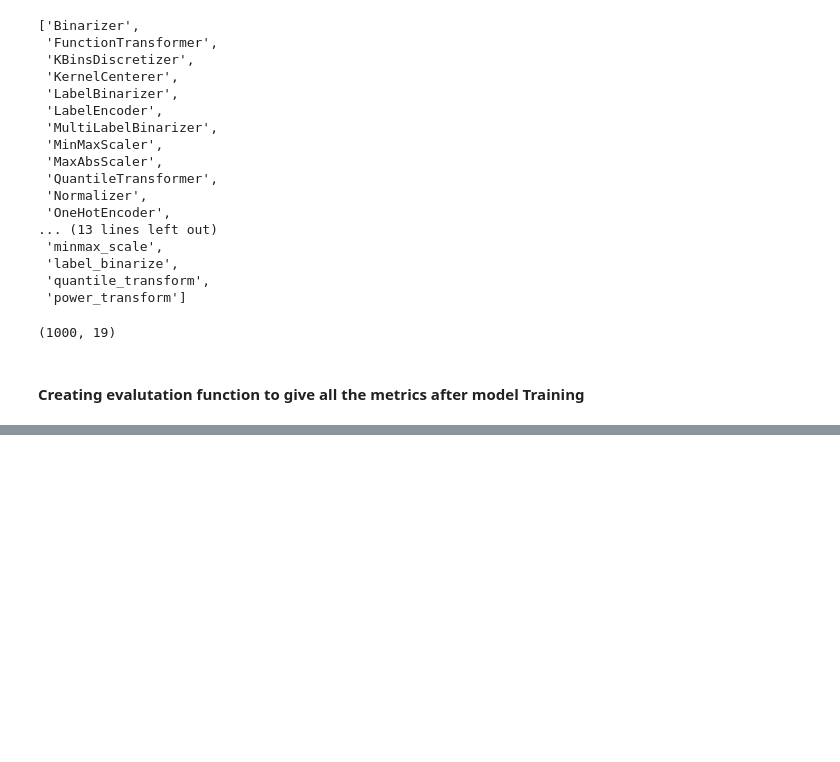
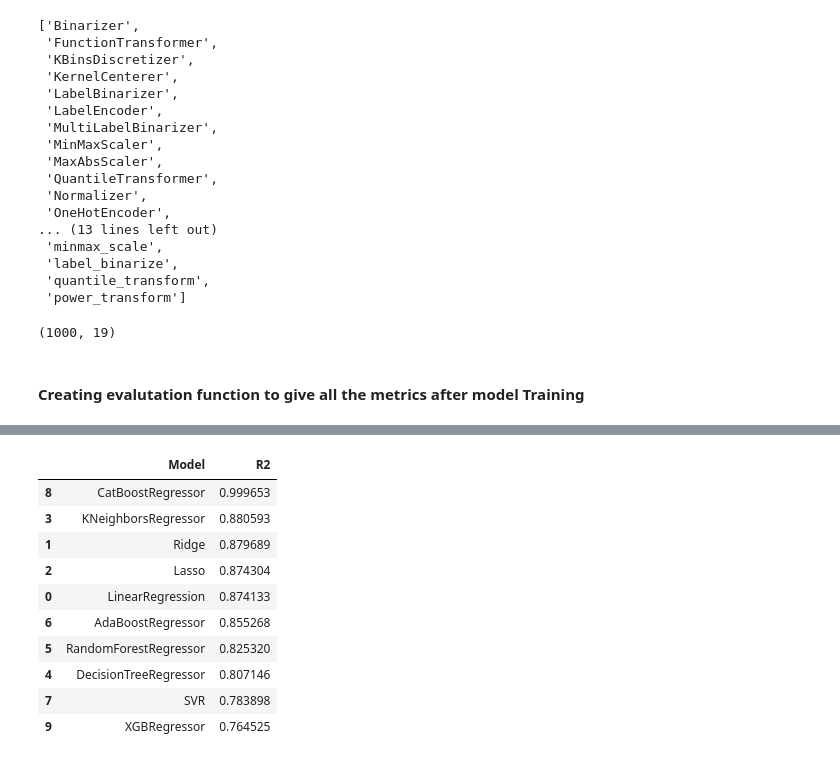
Before and after one commit to yashasmb/mlprojects, a Jupyter notebook: notebook/model_training.ipynb, the cells around one changed output, grey strips where cells are left out. Drawn from its saved outputs; the diff is of its cells as text; code cells hidden in the pictures; blank space fills up the shorter version.

```diff
--- a/notebook/model_training.ipynb
+++ b/notebook/model_training.ipynb
@@ -111,0 +158,42 @@ def evaluate_model(true, predicted):
+# %%
+models = {
+    "LinearRegression": LinearRegression(),
+    "Ridge": Ridge(),
+    "Lasso": Lasso(),
+    "KNeighborsRegressor": KNeighborsRegressor(),
+    "DecisionTreeRegressor": DecisionTreeRegressor(),
+    "RandomForestRegressor": RandomForestRegressor(),
+    "AdaBoostRegressor": AdaBoostRegressor(),
+    "SVR": SVR(),
+    "CatBoostRegressor": CatBoostRegressor(verbose=0),
+    "XGBRegressor": XGBRegressor()
+}
+
+model_list = []
+r2_list = []
+mae_list = []
+rmse_list = []
+
+for i in range(len(list(models))):
+    model = list(models.values())[i]
+    model.fit(x_train, y_train)
+    y_pred_train = model.predict(x_train)
+    y_pred_test = model.predict(x_test)
+    model_train_mae, model_train_rmse, model_train_r2 = evaluate_model(y_train, y_pred_train)
+    model_test_mae, model_test_rmse, model_test_r2 = evaluate_model(y_test, y_pred_test)
+
+    print(list(models.keys())[i])
+    model_list.append(list(models.keys())[i])
+    r2_list.append(model_train_r2)
+    print("model performance on train data ")
+    print("MAE: ", model_train_mae)
+    print("RMSE: ", model_train_rmse)
+    print("R2: ", model_train_r2)
+    print("-" * 50)
+    print("model performance on test data ")
+    print("MAE: ", model_test_mae)
+    print("RMSE: ", model_test_rmse)
+    print("R2: ", model_test_r2)
+    r2_list.append(model_test_r2)
+    print("=" * 50)
+    print("\n")
@@ -111,0 +218,14 @@ def evaluate_model(true, predicted):
+# %%
+pd.DataFrame(list(zip(model_list, r2_list)), columns=['Model', 'R2']).sort_values(by=['R2'], ascending=False)
+# %% [output]
+|  | Model | R2 |
+| 8 | CatBoostRegressor | 0.999653 |
+| 3 | KNeighborsRegressor | 0.880593 |
+| 1 | Ridge | 0.879689 |
+| 2 | Lasso | 0.874304 |
+| 0 | LinearRegression | 0.874133 |
+| 6 | AdaBoostRegressor | 0.855268 |
+| 5 | RandomForestRegressor | 0.825320 |
+| 4 | DecisionTreeRegressor | 0.807146 |
+| 7 | SVR | 0.783898 |
+| 9 | XGBRegressor | 0.764525 |
```
Also changed, not shown: parts of 8 cells of this notebook, 4 other files.
